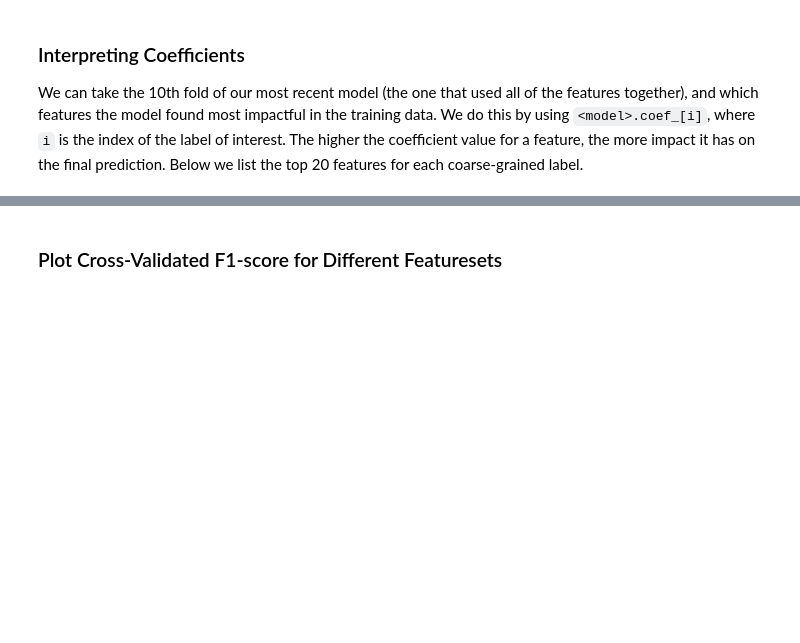
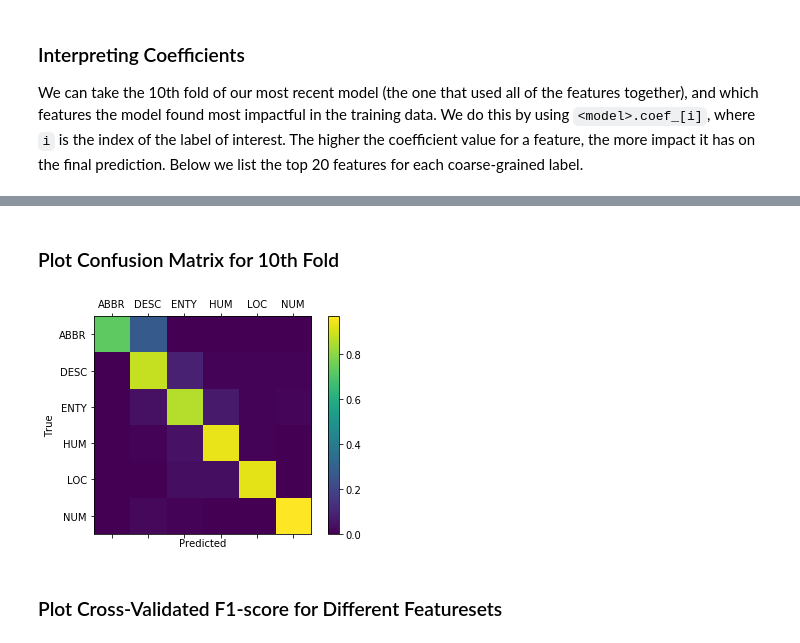
Before and after one commit to coursehero/ai-odsc-workshop-2019, a Jupyter notebook: Completed/Module 2-Feature Extraction and Classification_COMPLETED.ipynb, the cells around one changed output, grey strips where cells are left out. Drawn from its saved outputs; the diff is of its cells as text; code cells hidden in the pictures; blank space fills up the shorter version.

```diff
--- a/Completed/Module 2-Feature Extraction and Classification.ipynb
+++ b/Completed/Module 2-Feature Extraction and Classification_COMPLETED.ipynb
@@ -671,0 +667,2 @@ Cluster_1gram=751
+# %% [markdown]
+### Plot Confusion Matrix for 10th Fold
@@ -672,2 +672,26 @@ Cluster_1gram=751
+# %%
+def plot_confusion_matrix(cm, labels=None):
+    fig = plt.figure()
+    ax = fig.add_subplot(111)
+    cax = ax.matshow(cm)
+    fig.colorbar(cax)
+    if labels:
+        ax.set_xticklabels([''] + labels)
+        ax.set_yticklabels([''] + labels)
+    plt.xlabel('Predicted')
+    plt.ylabel('True')
+    plt.show()
+# %%
+from sklearn.metrics import confusion_matrix
+import numpy as np
+
+labels = sorted(set(test_labels))
+cm = confusion_matrix(test_labels, preds, labels=labels)
+row_sums = cm.sum(axis=1)
+normalized_cm = cm / row_sums[:, np.newaxis]
+
+plot_confusion_matrix(normalized_cm, labels=labels)
+# %% [output]
+[figure, added]
 # %% [markdown]
 ### Plot Cross-Validated F1-score for Different Featuresets
```
Also changed, not shown: parts of 23 cells of this notebook, 3 other files.
